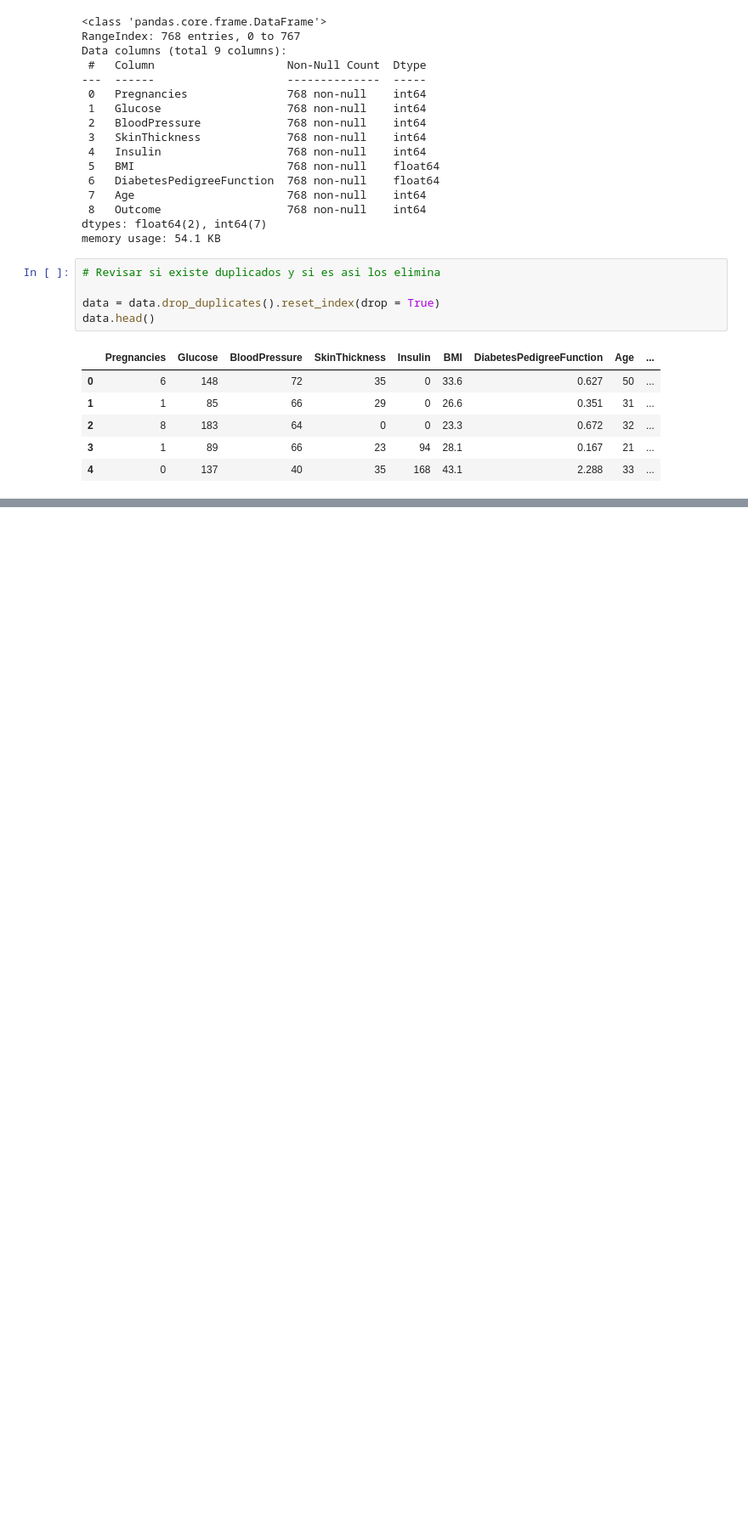
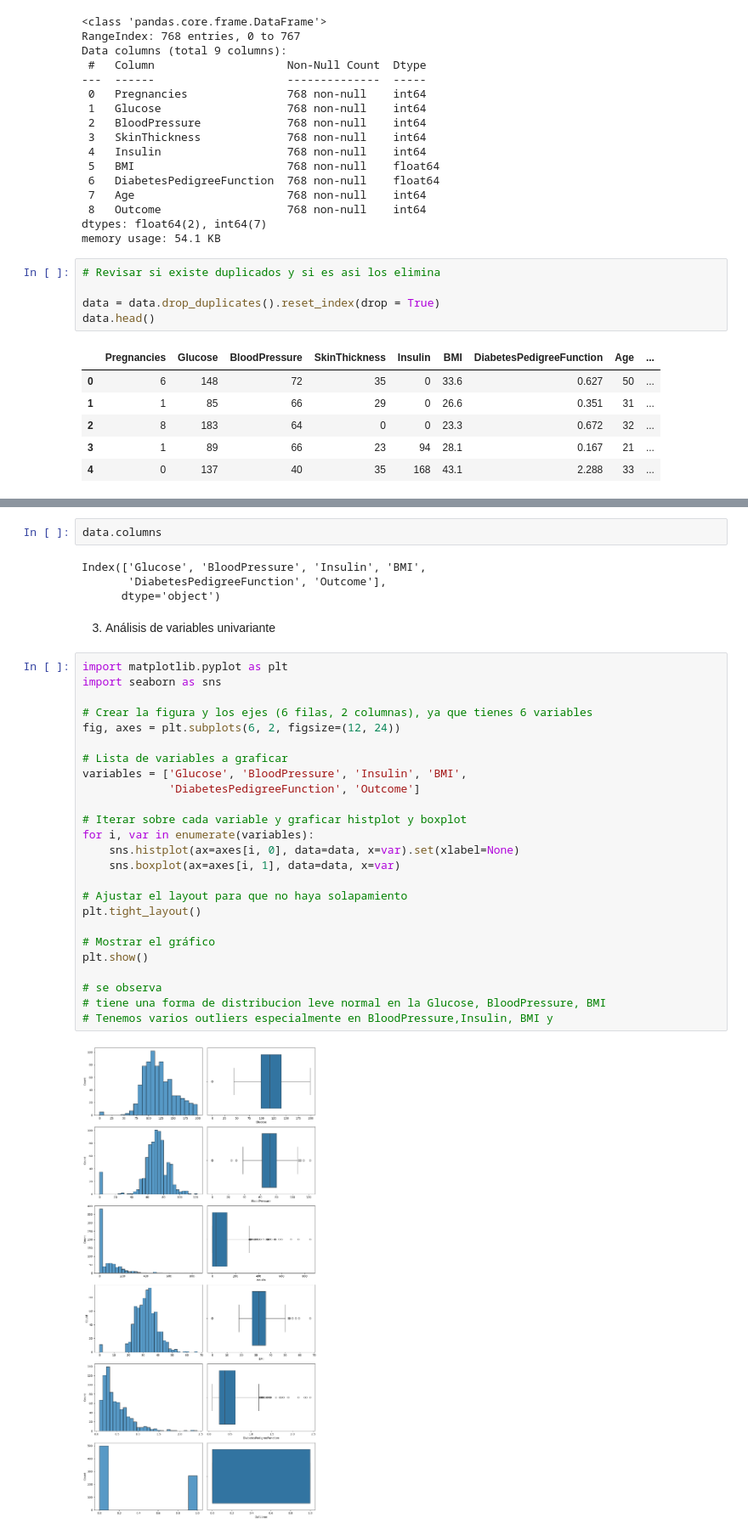
Before and after one commit to Eleiny9/DECISION-TREE-ALGO, a Jupyter notebook: src/explore.ipynb, the cells around one changed output, grey strips where cells are left out. Shown: that part at 85% size. Cells and saved outputs as stored; diff of their text form; blank space fills up the shorter version.

```diff
--- a/src/explore.ipynb
+++ b/src/explore.ipynb
@@ -71,3 +75,38 @@ data.head()
 | 2 | 183 | 64 | 0 | 23.3 | 0.672 | 1 |
 | 3 | 89 | 66 | 94 | 28.1 | 0.167 | 0 |
 | 4 | 137 | 40 | 168 | 43.1 | 2.288 | 1 |
+# %%
+data.columns
+# %% [output]
+Index(['Glucose', 'BloodPressure', 'Insulin', 'BMI',
+       'DiabetesPedigreeFunction', 'Outcome'],
+      dtype='object')
+# %% [markdown]
+3. Análisis de variables univariante
+# %%
+import matplotlib.pyplot as plt
+import seaborn as sns
+
+# Crear la figura y los ejes (6 filas, 2 columnas), ya que tienes 6 variables
+fig, axes = plt.subplots(6, 2, figsize=(12, 24))
+
+# Lista de variables a graficar
+variables = ['Glucose', 'BloodPressure', 'Insulin', 'BMI',
+             'DiabetesPedigreeFunction', 'Outcome']
+
+# Iterar sobre cada variable y graficar histplot y boxplot
+for i, var in enumerate(variables):
+    sns.histplot(ax=axes[i, 0], data=data, x=var).set(xlabel=None)
+    sns.boxplot(ax=axes[i, 1], data=data, x=var)
+
+# Ajustar el layout para que no haya solapamiento
+plt.tight_layout()
+
+# Mostrar el gráfico
+plt.show()
+
+# se observa
+# tiene una forma de distribucion leve normal en la Glucose, BloodPressure, BMI
+# Tenemos varios outliers especialmente en BloodPressure,Insulin, BMI y
+# %% [output]
+[figure, added]
```
Also changed, not shown: parts of 3 cells of this notebook.
